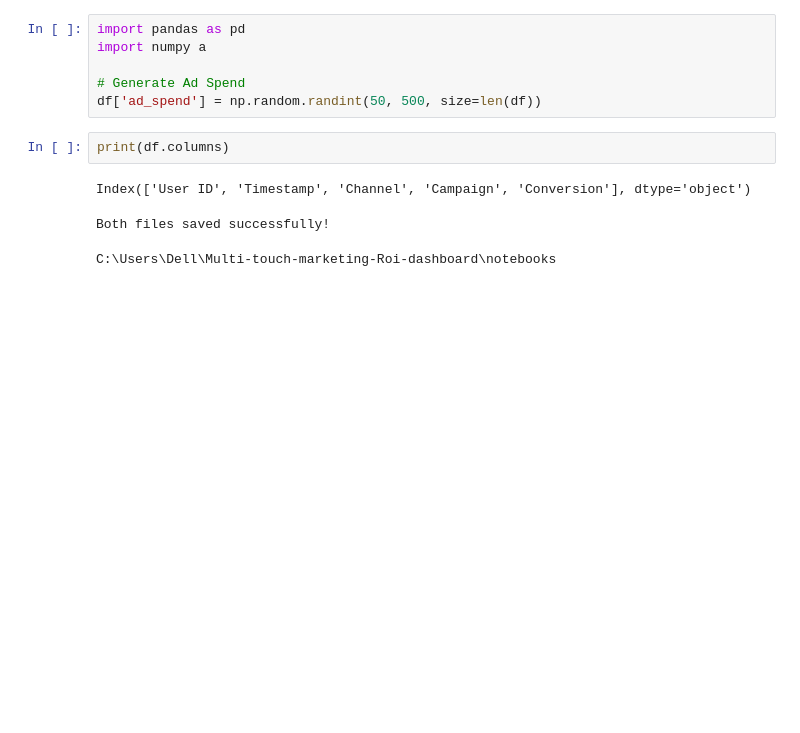
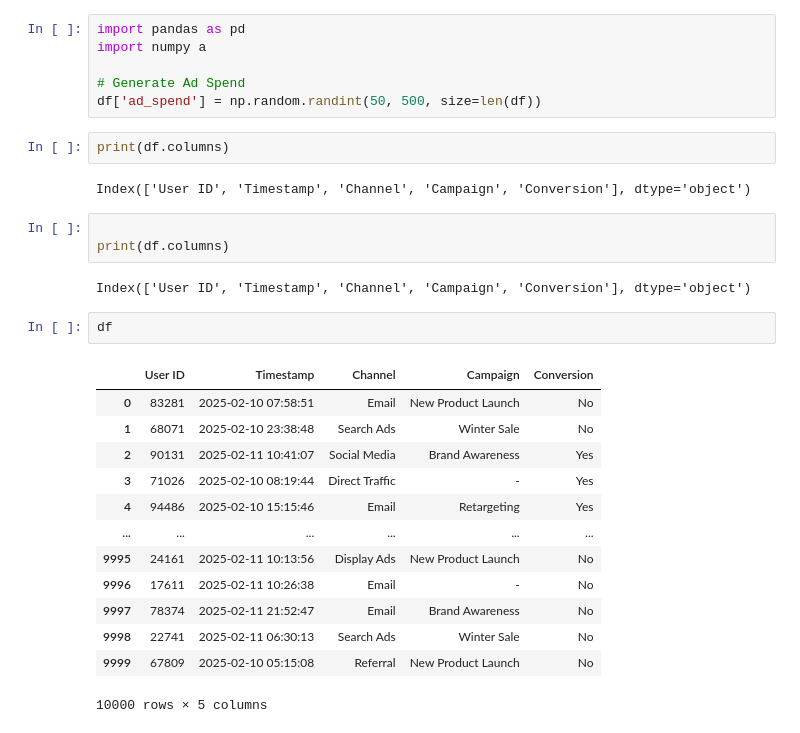
Before and after one commit to samradhisharma6-glitch/Multi-Touch-Marketing-Attribution-ROI-Dashboard, a Jupyter notebook: notebooks/Week1_EDA1.ipynb.ipynb, the cells around one changed output. Cells and saved outputs as stored; diff of their text form; blank space fills up the shorter version.

```diff
--- a/notebooks/Week1_EDA1.ipynb.ipynb
+++ b/notebooks/Week1_EDA1.ipynb.ipynb
@@ -656,8 +656,23 @@ print(df.columns)
 # %% [output]
 Index(['User ID', 'Timestamp', 'Channel', 'Campaign', 'Conversion'], dtype='object')
 # %%
+
+print(df.columns)
 # %% [output]
-Both files saved successfully!
+Index(['User ID', 'Timestamp', 'Channel', 'Campaign', 'Conversion'], dtype='object')
 # %%
+df
 # %% [output]
+|  | User ID | Timestamp | Channel | Campaign | Conversion |
+| 0 | 83281 | 2025-02-10 07:58:51 | Email | New Product Launch | No |
+| 1 | 68071 | 2025-02-10 23:38:48 | Search Ads | Winter Sale | No |
+| 2 | 90131 | 2025-02-11 10:41:07 | Social Media | Brand Awareness | Yes |
+| 3 | 71026 | 2025-02-10 08:19:44 | Direct Traffic | - | Yes |
+| 4 | 94486 | 2025-02-10 15:15:46 | Email | Retargeting | Yes |
+| ... | ... | ... | ... | ... | ... |
+| 9995 | 24161 | 2025-02-11 10:13:56 | Display Ads | New Product Launch | No |
+| 9996 | 17611 | 2025-02-11 10:26:38 | Email | - | No |
+| 9997 | 78374 | 2025-02-11 21:52:47 | Email | Brand Awareness | No |
+| 9998 | 22741 | 2025-02-11 06:30:13 | Search Ads | Winter Sale | No |
+| 9999 | 67809 | 2025-02-10 05:15:08 | Referral | New Product Launch | No |
-C:\Users\Dell\Multi-touch-marketing-Roi-dashboard\notebooks
+10000 rows × 5 columns
```
Also changed, not shown: 2 other files.
